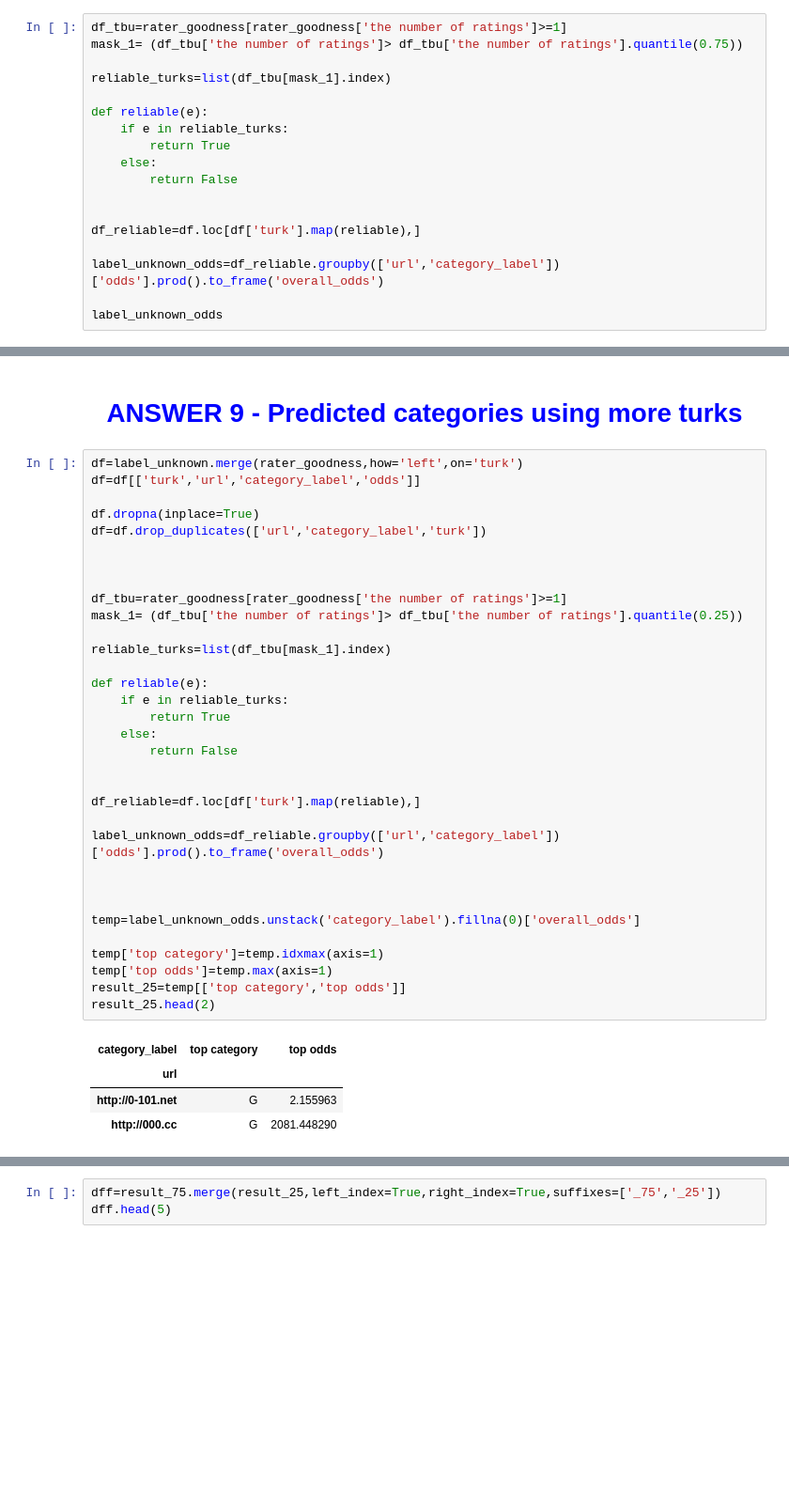
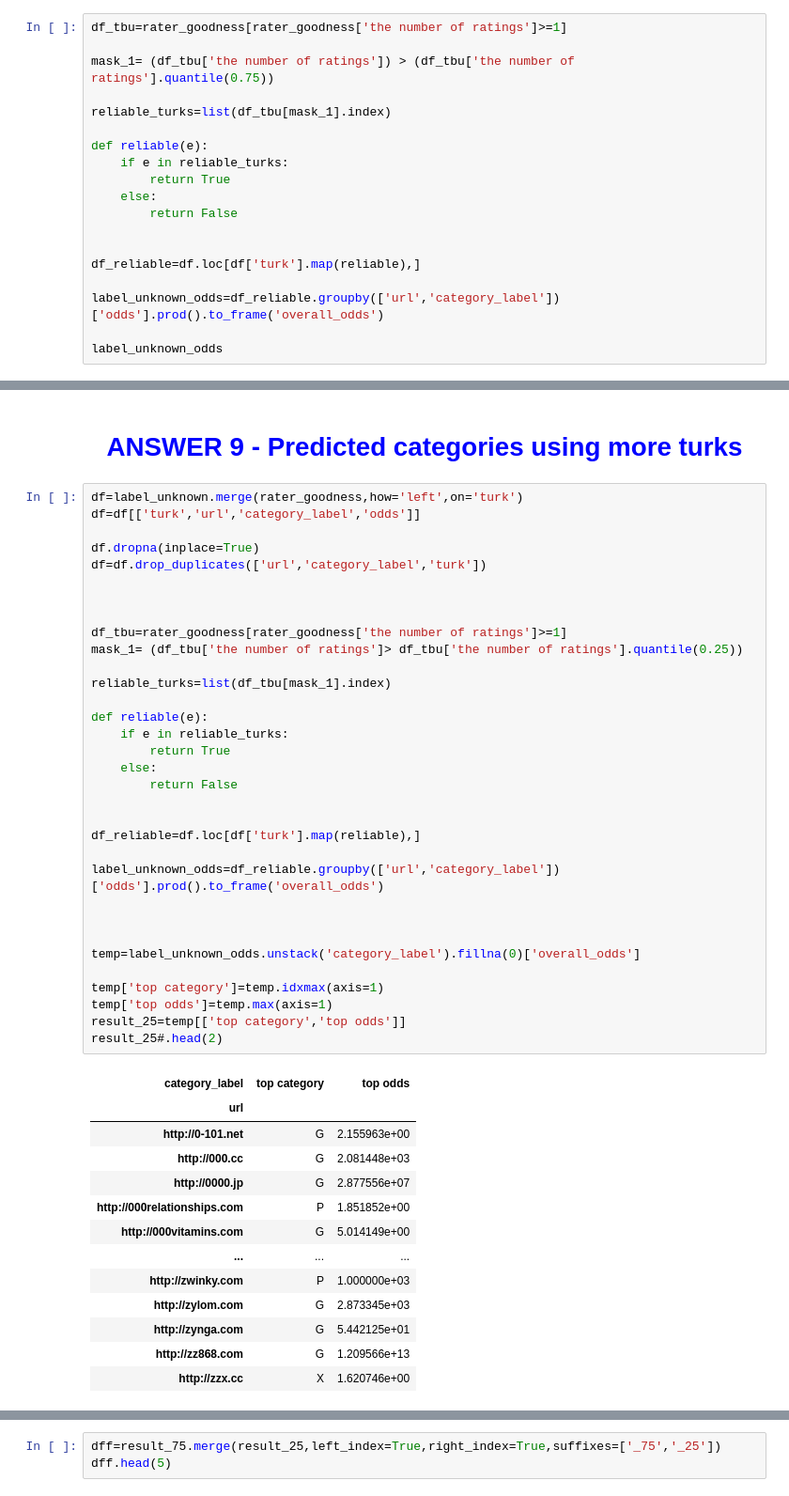
Before and after one commit to gsooter/DSPHW3, a Jupyter notebook: Assignment_3_ShubhamSingh.ipynb, the cells around one changed output, grey strips where cells are left out. Shown at 94% size. Cells and saved outputs as stored; diff of their text form; blank space fills up the shorter version.

```diff
--- a/Assignment_3_ShubhamSingh.ipynb
+++ b/Assignment_3_ShubhamSingh.ipynb
@@ -244,7 +273,8 @@ all_turks
 <h2  align='center'> <font color='blue'>Part b) Product of odds of reliable turks</font> </h2>
 # %%
 df_tbu=rater_goodness[rater_goodness['the number of ratings']>=1]
-mask_1= (df_tbu['the number of ratings']> df_tbu['the number of ratings'].quantile(0.75))
+
+mask_1= (df_tbu['the number of ratings']) > (df_tbu['the number of ratings'].quantile(0.75))
 
 reliable_turks=list(df_tbu[mask_1].index)
 
@@ -333,33 +363,42 @@ df.dropna(inplace=True)
 df=df.drop_duplicates(['url','category_label','turk'])
 
 
 
 df_tbu=rater_goodness[rater_goodness['the number of ratings']>=1]
 mask_1= (df_tbu['the number of ratings']> df_tbu['the number of ratings'].quantile(0.25))
 
 reliable_turks=list(df_tbu[mask_1].index)
 
 def reliable(e):
     if e in reliable_turks:
         return True
     else:
         return False
 
 
 df_reliable=df.loc[df['turk'].map(reliable),]
 
 label_unknown_odds=df_reliable.groupby(['url','category_label'])['odds'].prod().to_frame('overall_odds')
 
 
 
 temp=label_unknown_odds.unstack('category_label').fillna(0)['overall_odds']
 
 temp['top category']=temp.idxmax(axis=1)
 temp['top odds']=temp.max(axis=1)
 result_25=temp[['top category','top odds']]
-result_25.head(2)
+result_25#.head(2)
 # %% [output]
 | category_label | top category | top odds |
 | url |  |  |
-| http://0-101.net | G | 2.155963 |
-| http://000.cc | G | 2081.448290 |
+| http://0-101.net | G | 2.155963e+00 |
+| http://000.cc | G | 2.081448e+03 |
+| http://0000.jp | G | 2.877556e+07 |
+| http://000relationships.com | P | 1.851852e+00 |
+| http://000vitamins.com | G | 5.014149e+00 |
+| ... | ... | ... |
+| http://zwinky.com | P | 1.000000e+03 |
+| http://zylom.com | G | 2.873345e+03 |
+| http://zynga.com | G | 5.442125e+01 |
+| http://zz868.com | G | 1.209566e+13 |
+| http://zzx.cc | X | 1.620746e+00 |
```
Also changed, not shown: parts of 8 cells of this notebook.
